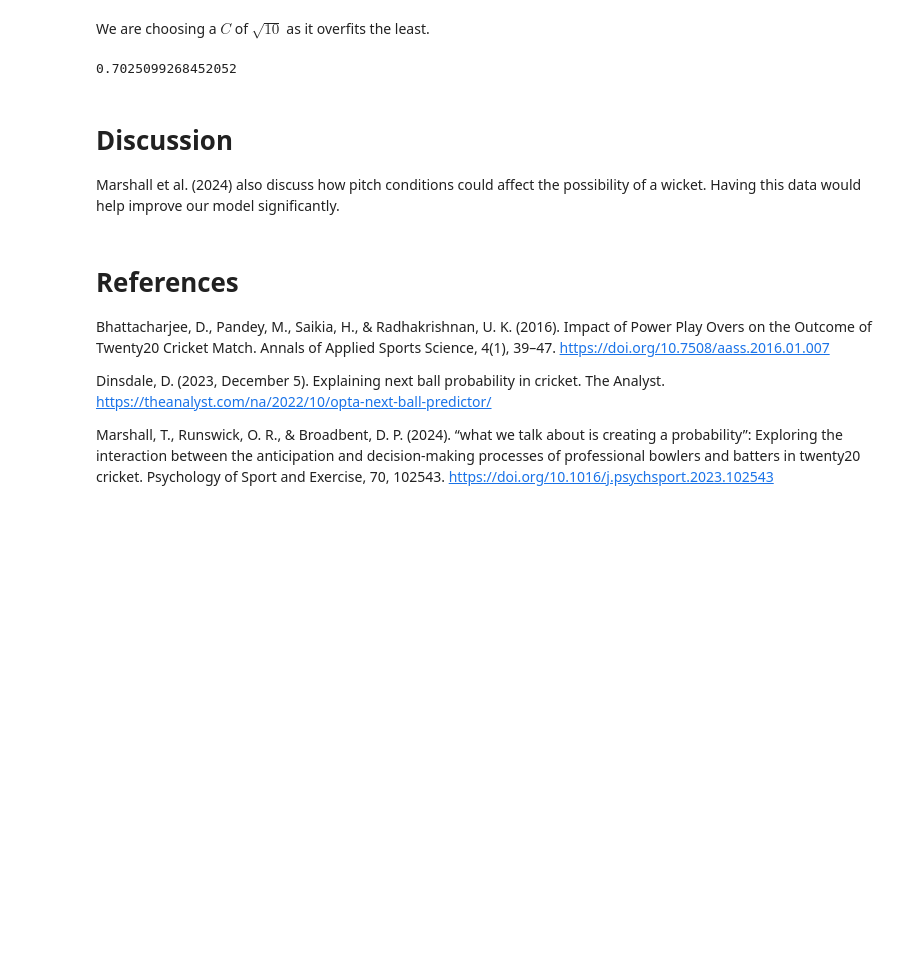
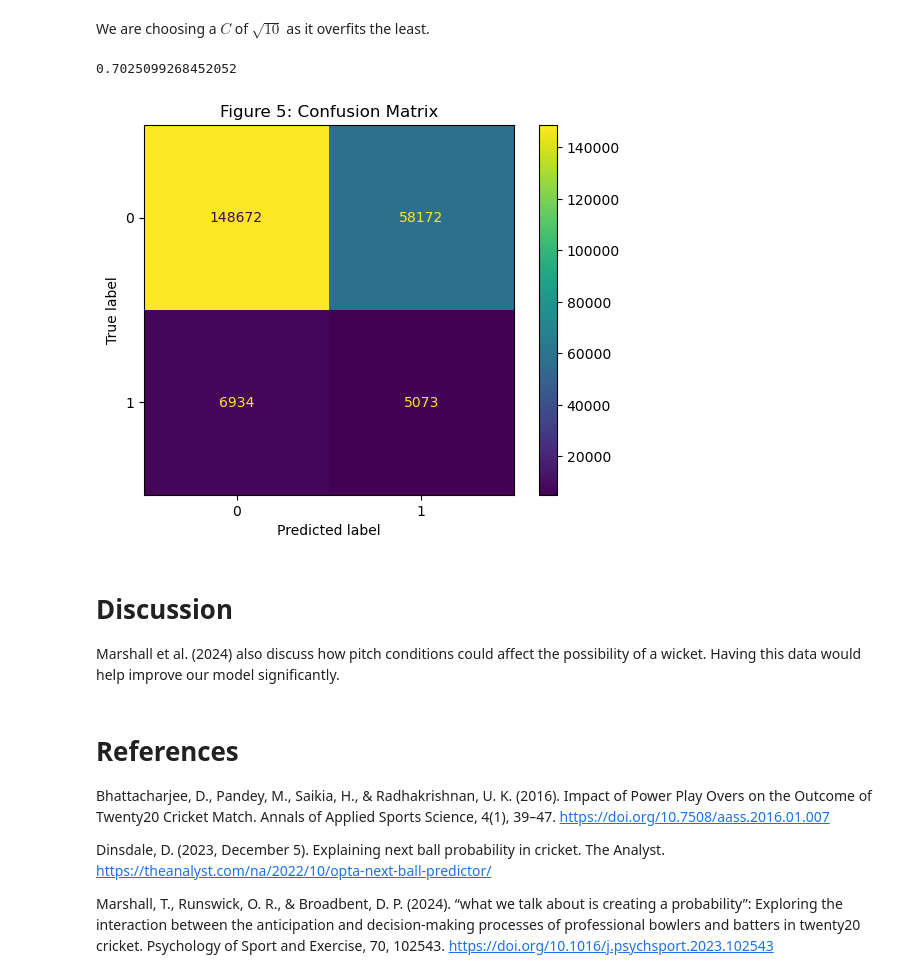
Before and after one commit to DSCI-310-2024/DSCI-310-Group-11-Cricket-Analysis, a Jupyter notebook: cricket_analysis.ipynb, the cells around one changed output. Drawn from its saved outputs; the diff is of its cells as text; code cells hidden in the pictures; blank space fills up the shorter version.

```diff
--- a/cricket_analysis.ipynb
+++ b/cricket_analysis.ipynb
@@ -408,6 +431,14 @@ final_pipe.fit(X_train, y_train)
 final_pipe.score(X_test, y_test)
 # %% [output]
 0.7025099268452052
+# %%
+conf_mat = metrics.confusion_matrix(y_test, final_pipe.predict(X_test))
+plot_cm = metrics.ConfusionMatrixDisplay(conf_mat)
+plot_cm.plot()
+plt.title("Figure 5: Confusion Matrix")
+plt.show()
+# %% [output]
+[figure, added]
 # %% [markdown]
 # Discussion
 
```
Also changed, not shown: parts of 20 cells of this notebook.
